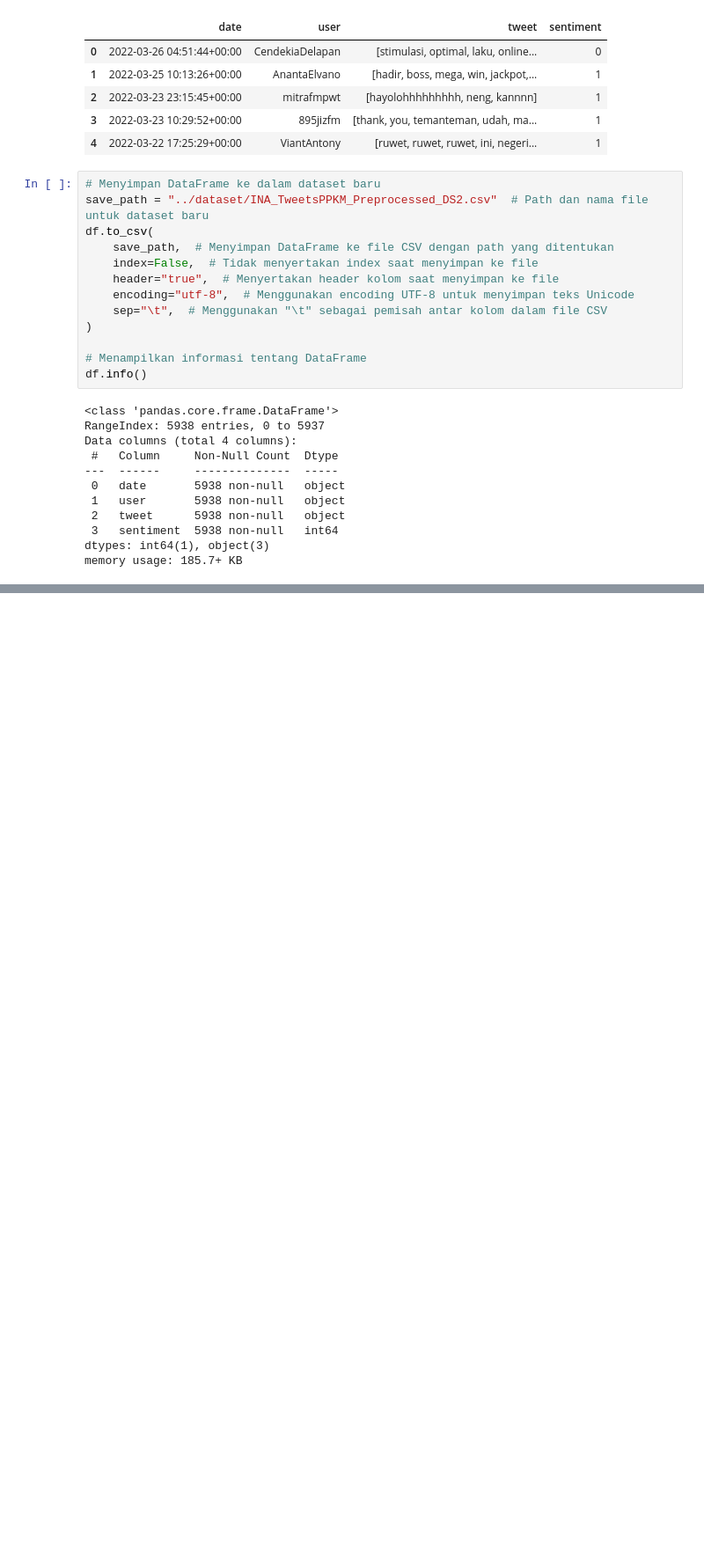
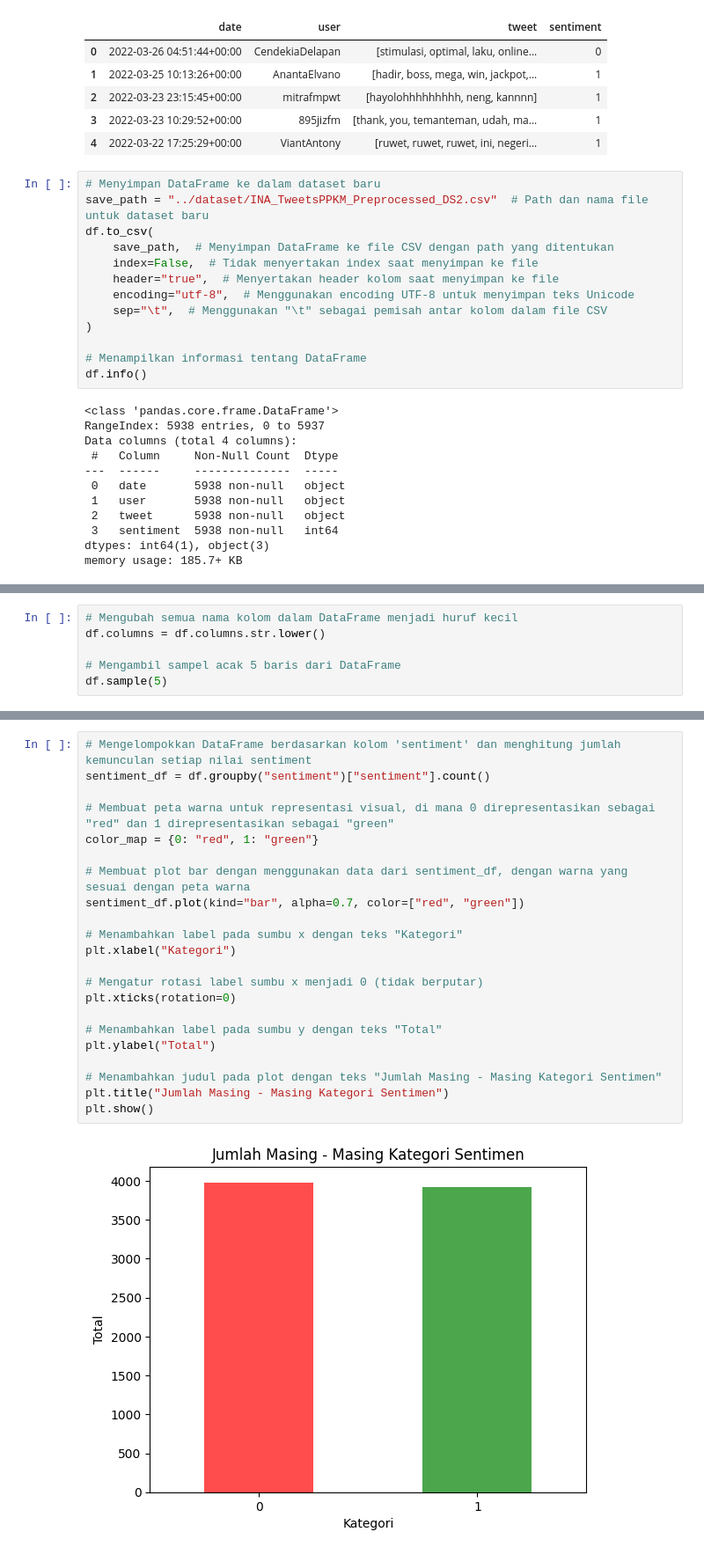
Before and after one commit to anggawidiarta/SentimentAnalysis-XGBoost, a Jupyter notebook: code/preprocessing_data.ipynb, the cells around one changed output, grey strips where cells are left out. Shown: that part at 88% size. Drawn from its saved outputs; the diff is of its cells as text; blank space fills up the shorter version.

```diff
--- a/code/preprocessing_data.ipynb
+++ b/code/preprocessing_data.ipynb
@@ -668,0 +707,6 @@ memory usage: 185.7+ KB
+# %%
+# Mengubah semua nama kolom dalam DataFrame menjadi huruf kecil
+df.columns = df.columns.str.lower()
+
+# Mengambil sampel acak 5 baris dari DataFrame
+df.sample(5)
@@ -668,0 +747,24 @@ memory usage: 185.7+ KB
+# %%
+# Mengelompokkan DataFrame berdasarkan kolom 'sentiment' dan menghitung jumlah kemunculan setiap nilai sentiment
+sentiment_df = df.groupby("sentiment")["sentiment"].count()
+
+# Membuat peta warna untuk representasi visual, di mana 0 direpresentasikan sebagai "red" dan 1 direpresentasikan sebagai "green"
+color_map = {0: "red", 1: "green"}
+
+# Membuat plot bar dengan menggunakan data dari sentiment_df, dengan warna yang sesuai dengan peta warna
+sentiment_df.plot(kind="bar", alpha=0.7, color=["red", "green"])
+
+# Menambahkan label pada sumbu x dengan teks "Kategori"
+plt.xlabel("Kategori")
+
+# Mengatur rotasi label sumbu x menjadi 0 (tidak berputar)
+plt.xticks(rotation=0)
+
+# Menambahkan label pada sumbu y dengan teks "Total"
+plt.ylabel("Total")
+
+# Menambahkan judul pada plot dengan teks "Jumlah Masing - Masing Kategori Sentimen"
+plt.title("Jumlah Masing - Masing Kategori Sentimen")
+plt.show()
+# %% [output]
+[figure, added]
```
Also changed, not shown: parts of 24 cells of this notebook, 3 other files.
